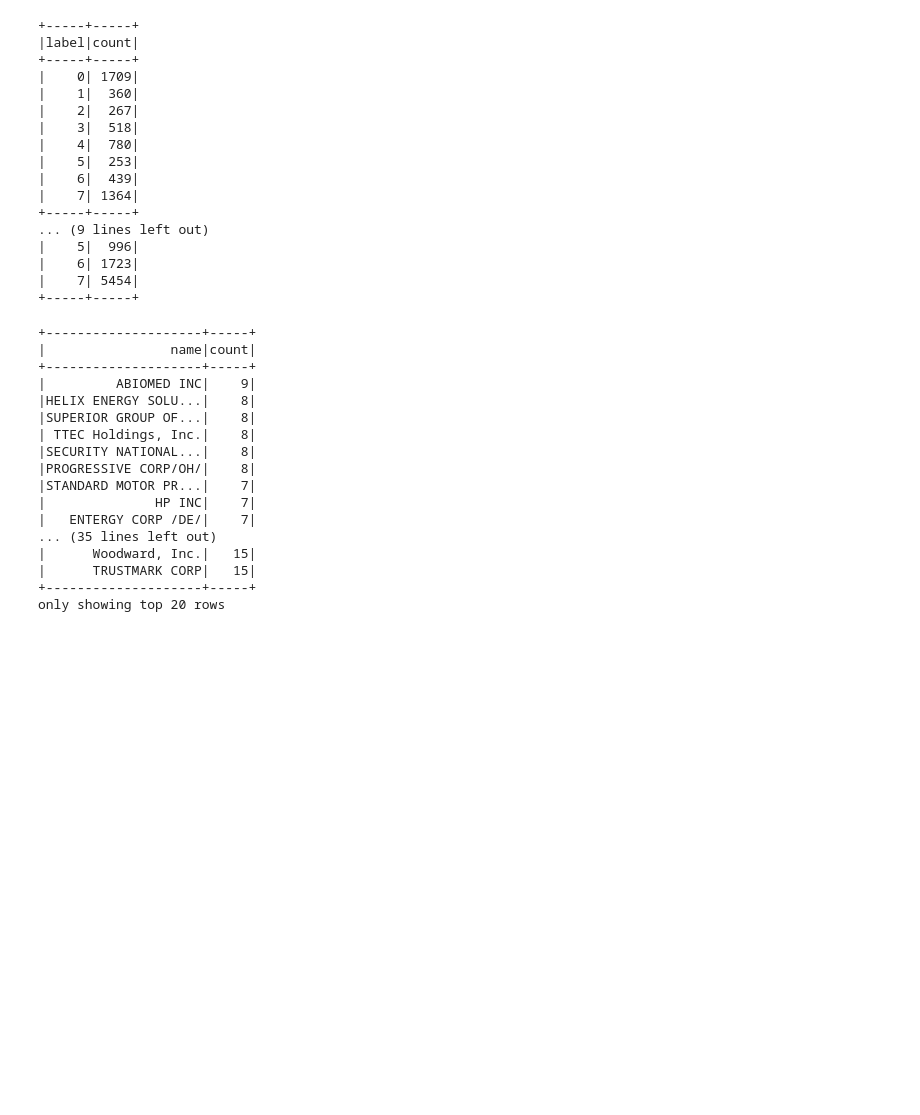
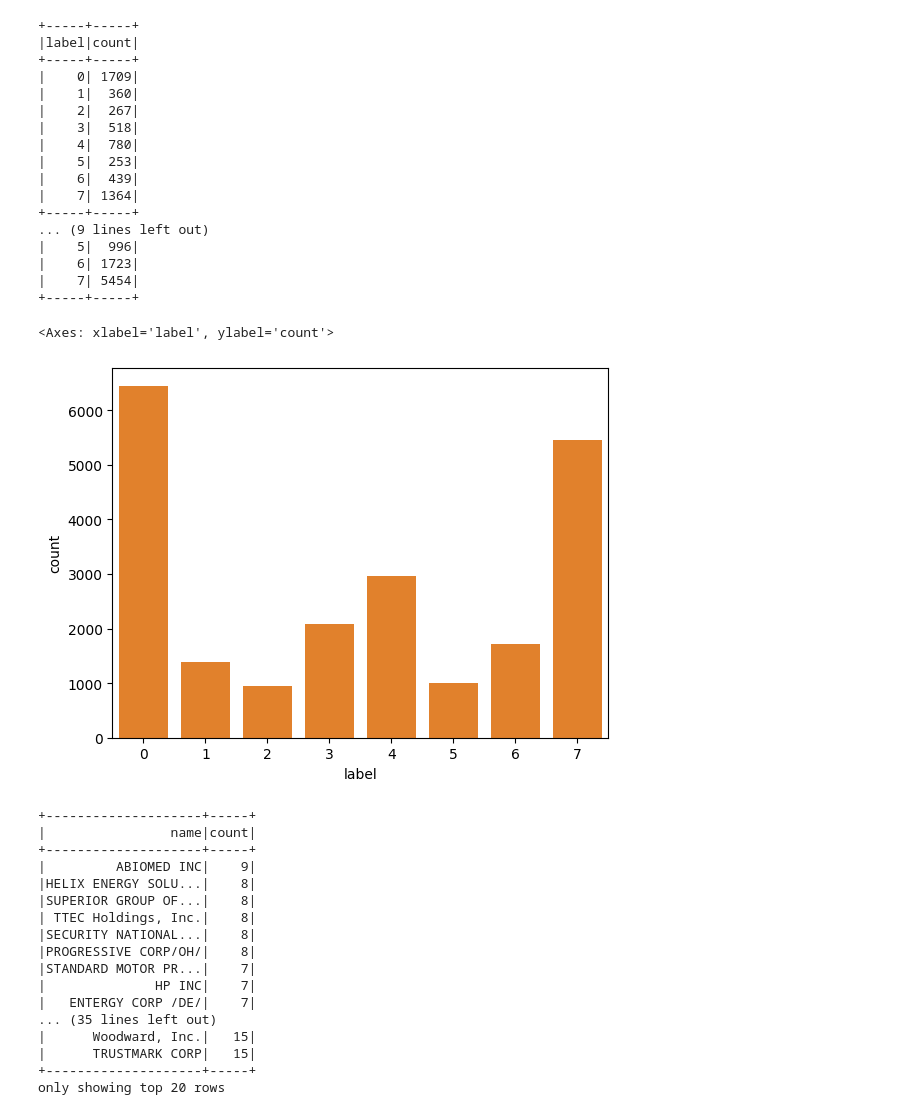
Before and after one commit to fjpiedade/abd-final-project, a Jupyter notebook: 2_data_analysis.ipynb, the cells around one changed output. Cells and saved outputs as stored; diff of their text form; code cells hidden in the pictures; blank space fills up the shorter version.

Commit message:
data analysis graphics

```diff
--- a/2_data_analysis.ipynb
+++ b/2_data_analysis.ipynb
@@ -30,6 +30,13 @@ spark = SparkSession\
 # %%
 from IPython.core.display import HTML
 display(HTML("<style>pre { white-space: pre !important; }</style>"))
+# %%
+def plotHorizBar(df, xcol, ycol, colour):
+    return sns.barplot(data=df.toPandas(), x=xcol, y=ycol, color=colour)
+def plotLine(df, xcol, ycol):
+    return sns.lineplot(data=df, x=xcol, y=ycol)
+def plotBar(df, xcol, ycol, huecol=None):
+    return sns.barplot(data=df.toPandas(), x=xcol, y=ycol, hue=huecol)
 # %%
 data_dir = "../Datasets/financial-reports-sec/parquet/large/"
 # %%
@@ -57,8 +64,11 @@ root
  |-- report_length: integer (nullable = true)
  |-- report_word_count: integer (nullable = false)
 # %%
-df_test.groupBy("label").count().orderBy(F.col("label").asc()).show()
-df_train.groupBy("label").count().orderBy(F.col("label").asc()).show()
+df_plot_test = df_test.groupBy("label").count().orderBy(F.col("label").asc())
+df_plot_train = df_train.groupBy("label").count().orderBy(F.col("label").asc())
+
+df_plot_test.show()
+df_plot_train.show()
 # %% [output]
 +-----+-----+
 |label|count|
@@ -77,4 +87,10 @@ df_train.groupBy("label").count().orderBy(F.col("label").asc()).show()
 |    6| 1723|
 |    7| 5454|
 +-----+-----+
+# %%
+plotBar(df_plot_test, "label", "count")
+plotBar(df_plot_train, "label", "count")
+# %% [output]
+<Axes: xlabel='label', ylabel='count'>
+[figure, added]
 # %%
```
Also changed, not shown: parts of 6 cells of this notebook.
